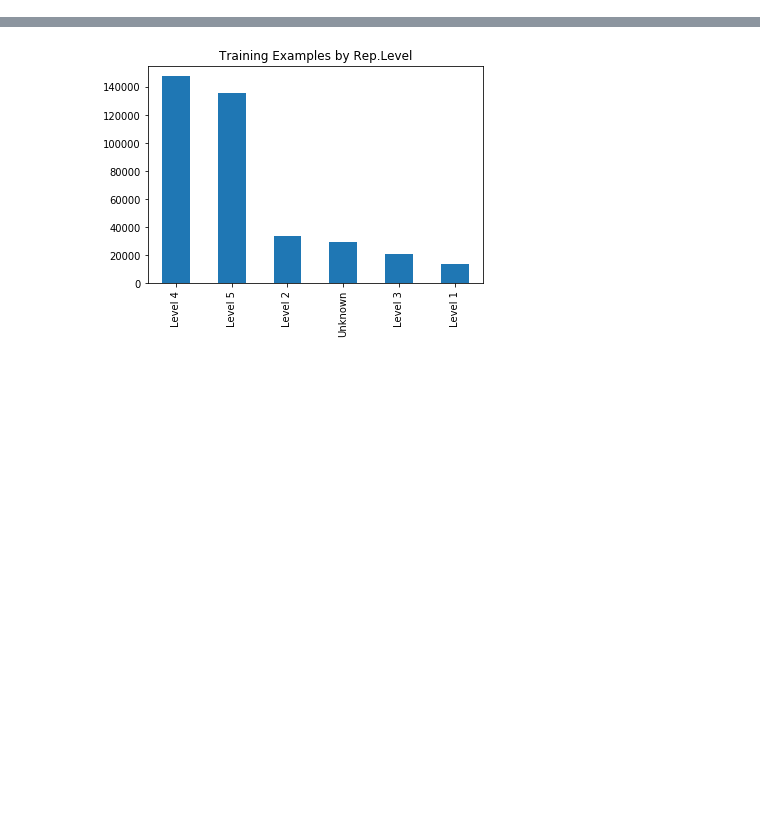
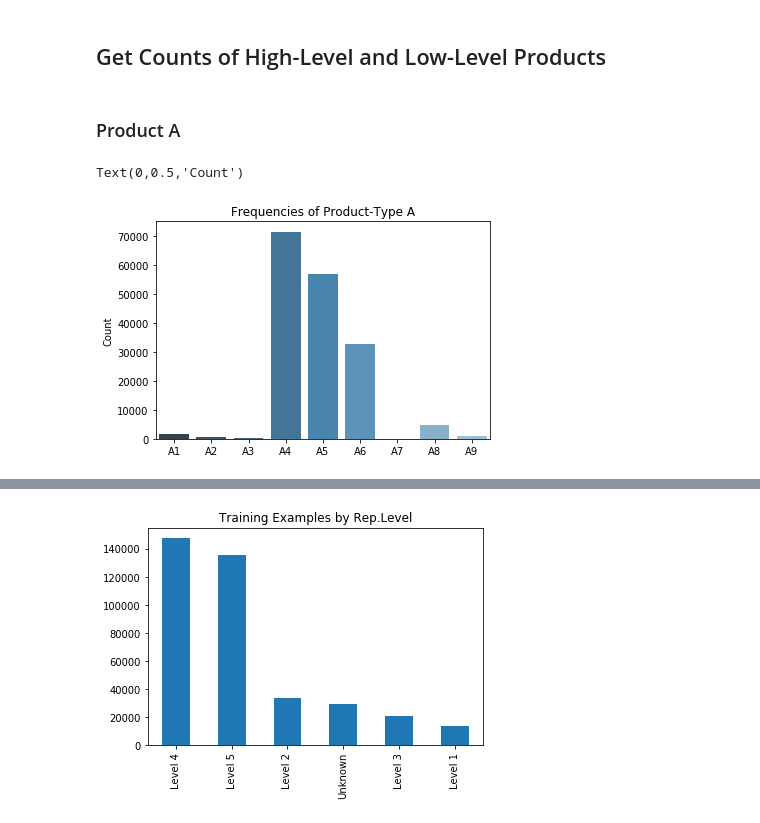
Before and after one commit to aclarkse/Recommender-System, a Jupyter notebook: EDA.ipynb, the cells around one changed output, grey strips where cells are left out. Cells and saved outputs as stored; diff of their text form; code cells hidden in the pictures; blank space fills up the shorter version.

```diff
--- a/EDA.ipynb
+++ b/EDA.ipynb
@@ -8,0 +30,2 @@ df = pd.read_csv('PAYX_dataset_2019Fall.csv',sep=',')
+# %% [markdown]
+## Get Counts of High-Level and Low-Level Products
@@ -8,0 +91,10 @@ df = pd.read_csv('PAYX_dataset_2019Fall.csv',sep=',')
+# %% [markdown]
+### Product A
+# %%
+ax = sns.barplot(x=['A1', 'A2', 'A3', 'A4', 'A5', 'A6', 'A7', 'A8', 'A9'],
+                 y=[A_1, A_2, A_3, A_4, A_5, A_6, A_7, A_8, A_9], palette="Blues_d")
+ax.set_title('Frequencies of Product-Type A')
+ax.set_ylabel('Count')
+# %% [output]
+Text(0,0.5,'Count')
+[figure, added]
```
Also changed, not shown: parts of 22 cells of this notebook.
